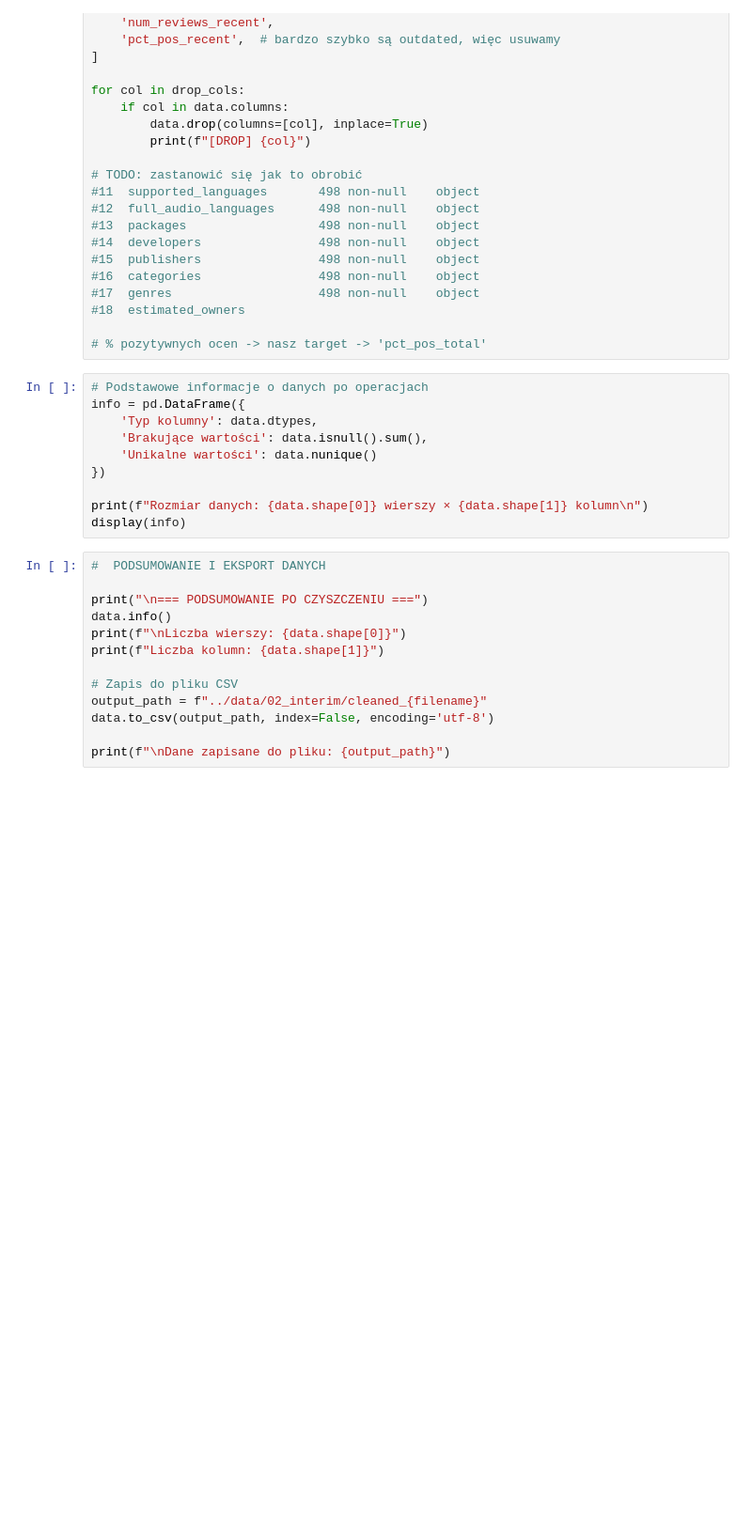
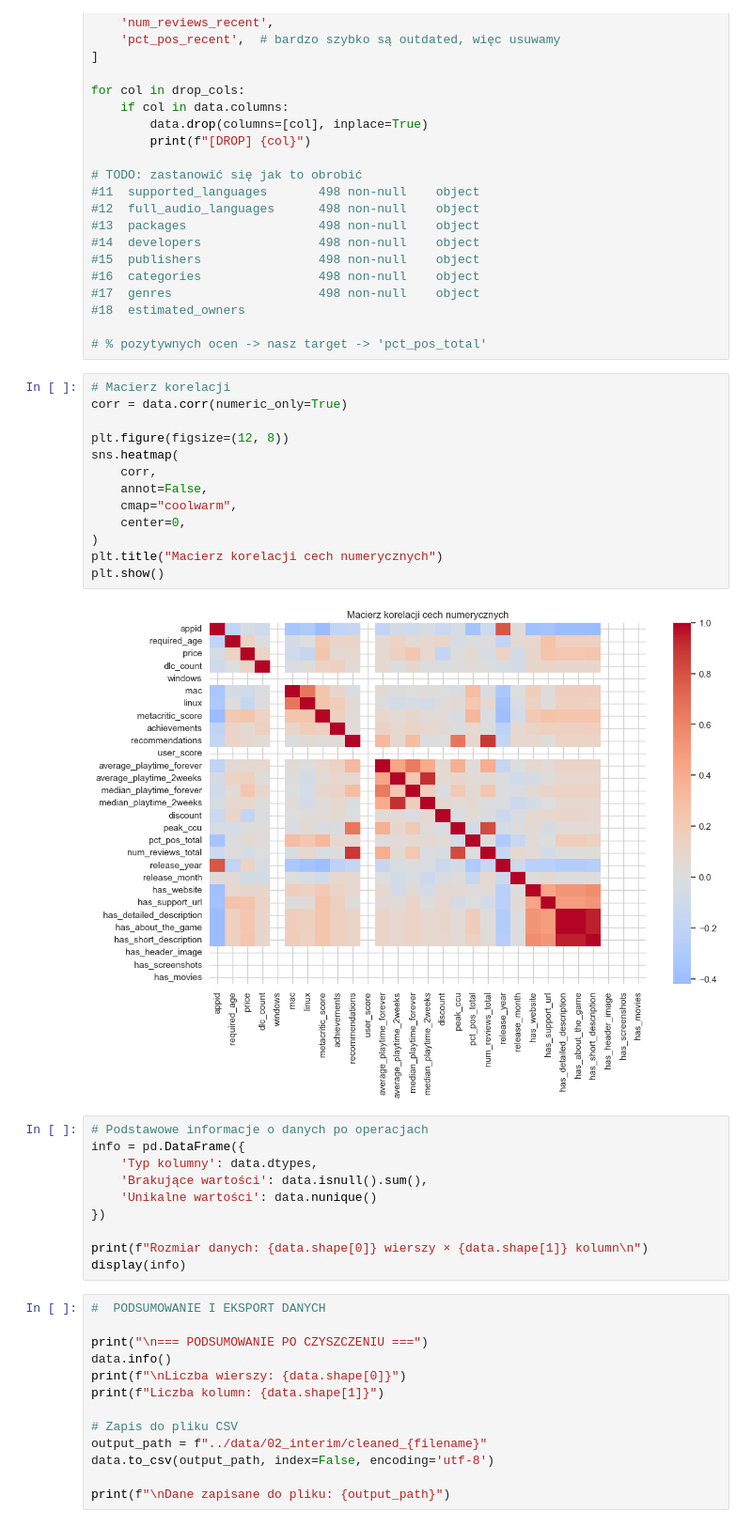
Before and after one commit to jbzurek/GameReviewRatio, a Jupyter notebook: notebooks/01_eda.ipynb, the cells around one changed output. Shown at 94% size. Saved outputs shown, nothing was run; the diff lists cells and outputs as text; blank space fills up the shorter version.

```diff
--- a/notebooks/01_eda.ipynb
+++ b/notebooks/01_eda.ipynb
@@ -161,6 +161,21 @@ for col in drop_cols:
 #18  estimated_owners
 
 # % pozytywnych ocen -> nasz target -> 'pct_pos_total'
+# %%
+# Macierz korelacji
+corr = data.corr(numeric_only=True)
+
+plt.figure(figsize=(12, 8))
+sns.heatmap(
+    corr,
+    annot=False,
+    cmap="coolwarm",
+    center=0,
+)
+plt.title("Macierz korelacji cech numerycznych")
+plt.show()
+# %% [output]
+[figure, added]
 # %%
 # Podstawowe informacje o danych po operacjach
 info = pd.DataFrame({
```
